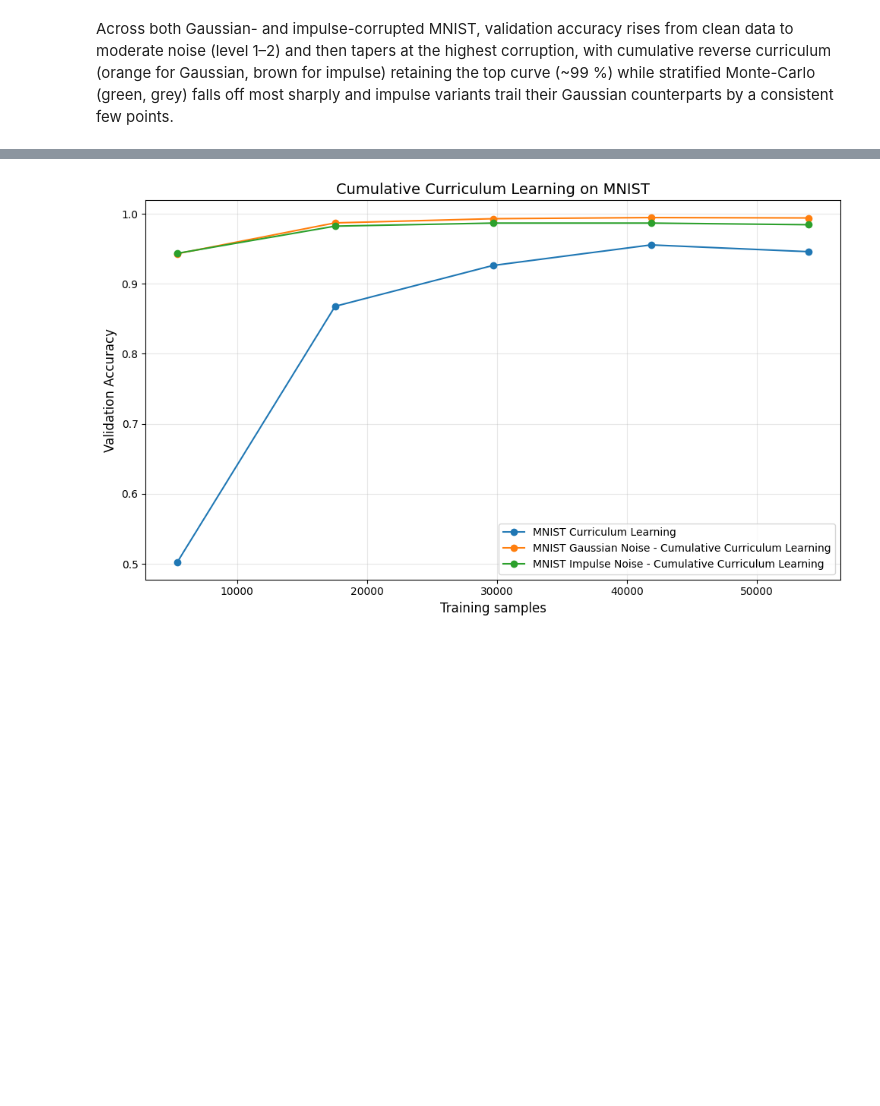
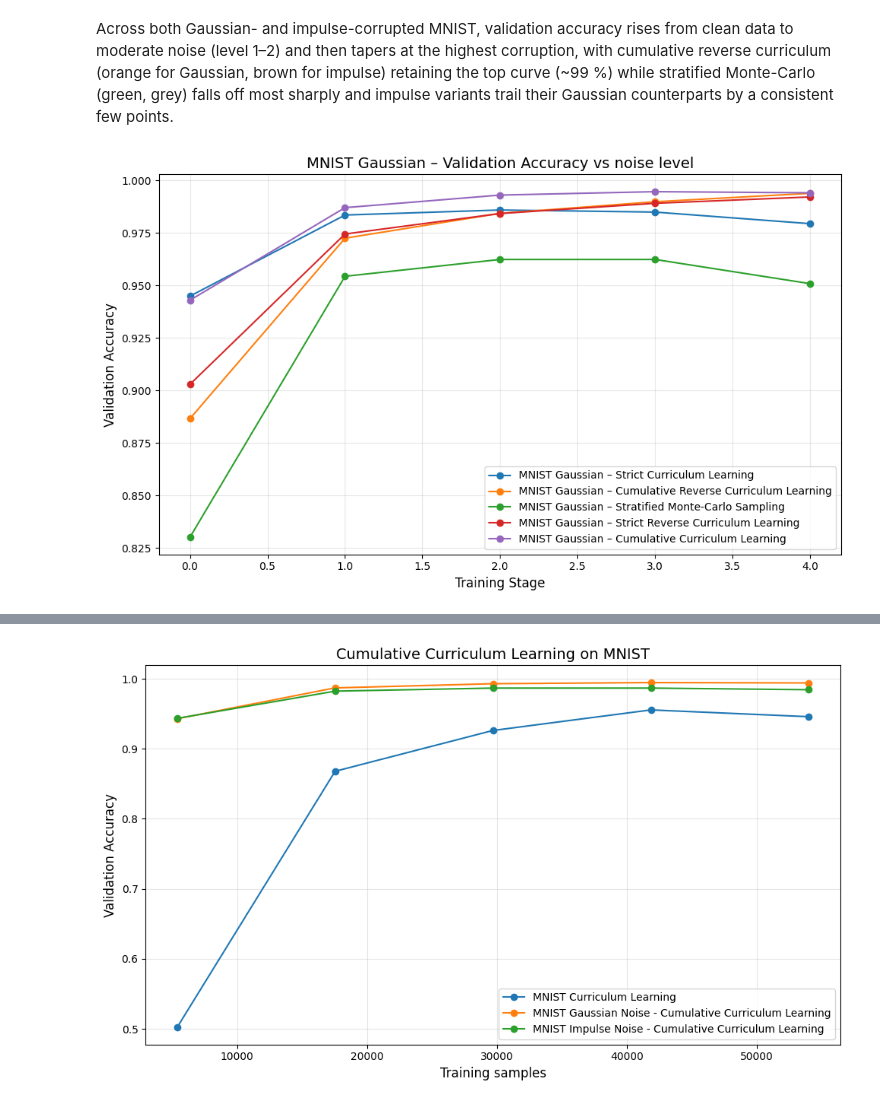
Before and after one commit to Reza-rgb/Opti4ML-TidyTeam, a Jupyter notebook: src/mnist_dataset.ipynb, the cells around one changed output, grey strips where cells are left out. Cells and saved outputs as stored; diff of their text form; code cells hidden in the pictures; blank space fills up the shorter version.

```diff
--- a/src/mnist_dataset.ipynb
+++ b/src/mnist_dataset.ipynb
@@ -2612,3 +2622,26 @@ plot_multi_curves(
 [figure]
 # %% [markdown]
 Across both Gaussian- and impulse-corrupted MNIST, validation accuracy rises from clean data to moderate noise (level 1–2) and then tapers at the highest corruption, with cumulative reverse curriculum (orange for Gaussian, brown for impulse) retaining the top curve (~99 %) while stratified Monte-Carlo (green, grey) falls off most sharply and impulse variants trail their Gaussian counterparts by a consistent few points.
+# %%
+plot_multi_curves(
+    noise_levels_MNIST_Gaussian_strict_curr_learn,
+    stage_accs_MNIST_Gaussian_strict_curr_learn,
+    stage_accs_MNIST_gaussian_cum_rev_curr_learn,
+    stage_accs_MNIST_Gaussian_Monte_Carlo,
+    stage_accs_MNIST_Gaussian_strict_rev_curr_learn,
+    stage_accs_MNIST_Gaussian_cum_curr_learn,
+    labels=[
+        "MNIST Gaussian – Strict Curriculum Learning",
+        "MNIST Gaussian – Cumulative Reverse Curriculum Learning",
+        "MNIST Gaussian – Stratified Monte-Carlo Sampling",
+        "MNIST Gaussian – Strict Reverse Curriculum Learning",
+        "MNIST Gaussian – Cumulative Curriculum Learning",
+    ],
+    title="MNIST Gaussian – Validation Accuracy vs noise level",
+    xlabel="Training Stage",
+    ylabel="Validation Accuracy",
+    markers=["o", "o", "o", "o", "o"],
+    linestyles=["-", "-", "-", "-", "-"],
+)
+# %% [output]
+[figure, added]
```
Also changed, not shown: parts of 14 cells of this notebook.
